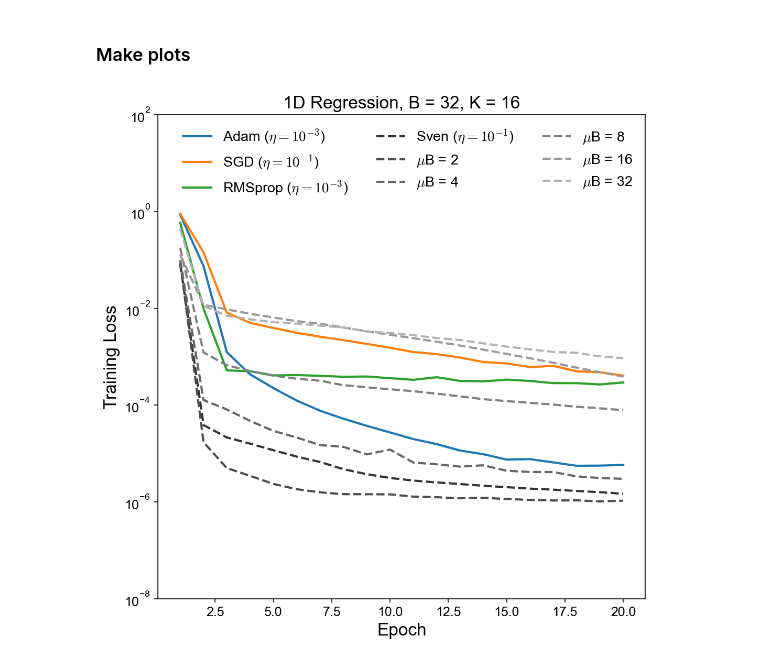
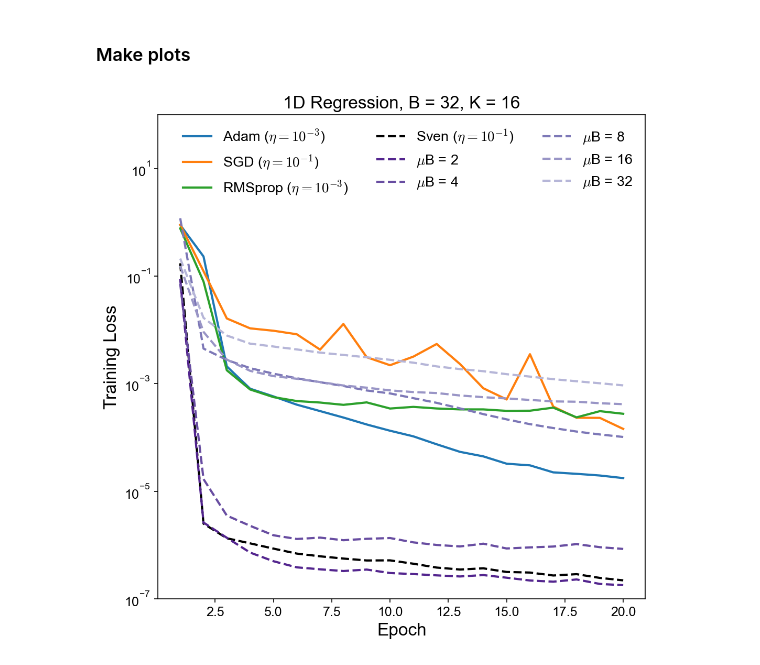
Before and after one commit to sambt/sven-experiments, a Jupyter notebook: claude_experiments/microbatch_experiments/toy_1d_microbatch.ipynb, the cells around one changed output. Cells and saved outputs as stored; diff of their text form; code cells hidden in the pictures.

```diff
--- a/claude_experiments/microbatch_experiments/toy_1d_microbatch.ipynb
+++ b/claude_experiments/microbatch_experiments/toy_1d_microbatch.ipynb
@@ -121,8 +122,8 @@ device = 'cpu'
 new_rows = []
 for opt_name in standard_optimizers:
     for lr_standard in [0.1,0.01,0.001]:
-        if lr_standard in df_baseline[df_baseline['optimizer'] == opt_name].lr.values:
-            continue
+        #if lr_standard in df_baseline[df_baseline['optimizer'] == opt_name].lr.values:
+        #    continue
         print(f"Running standard training with optimizer: {opt_name}, lr: {lr_standard}")
         model_standard = MLP(**mlp_kwargs)
         model_standard.load_state_dict(init_state)
@@ -132,11 +133,10 @@ for opt_name in standard_optimizers:
         optimizer = opt(model_standard.parameters(), lr=lr_standard if opt_name != 'SGD' else lr_svd)
         loss_fn = nn.MSELoss()
 
-        train_loader = DataLoader(toy_1d.train_dataset, batch_size=batch_size, shuffle=True, generator=torch.Generator().manual_seed(LOADER_SEED),drop_last=drop_last)
+        train_loader = DataLoader(toy_1d.train_dataset, batch_size=batch_size, shuffle=True, generator=torch.Generator().manual_seed(LOADER_SEED),drop_last=True)
         test_loader = DataLoader(toy_1d.val_dataset, batch_size=256, shuffle=False)
 
         model_standard, losses = train_loop_standard(model_standard, optimizer, loss_fn, train_loader, test_loader, n_epoch, device, track_acc=True)
-        losses_standard[opt_name] = losses
 
         new_row = {
             'optimizer': opt_name,
@@ -144,7 +144,8 @@ for opt_name in standard_optimizers:
             'batch_size': batch_size,
             'losses': losses}
         new_rows.append(new_row)
-df_baseline = pd.concat([df_baseline, pd.DataFrame(new_rows)], ignore_index=True)
+#df_baseline = pd.concat([df_baseline, pd.DataFrame(new_rows)], ignore_index=True)
+df_baseline = pd.DataFrame(new_rows)
 # %% [output]
 Running standard training with optimizer: Adam, lr: 0.1
 Using device cpu
@@ -156,7 +172,7 @@ if device == torch.device('mps'):
     device = 'cpu'  # SVD optimizer not supported on MPS
 svd_info = {}
 losses_svd = {}
-for microbatch_size in [1]:
+for microbatch_size in microbatch_sizes:
     print("Running for microbatch size:", microbatch_size)
     model_svd = MLP(**mlp_kwargs)
     model_svd.load_state_dict(init_state)
@@ -167,11 +183,11 @@ for microbatch_size in [1]:
         loss = loss.sum(dim=-1)
         return loss
 
-    model_svd = FunctionalModelJac(model_svd, loss_fn, microbatch_size=None, device=device)
-    optimizer = SVDOptimizer(model_svd,lr=lr_svd,k=K,rtol=rtol,track_svd_info=True)
+    model_svd = FunctionalModelJac(model_svd, loss_fn, microbatch_size=microbatch_size, device=device)
+    optimizer = SVDOptimizer(model_svd,lr=lr_svd,k=K,rtol=rtol,track_svd_info=True,svd_mode='randomized')
 
 
-    train_loader = DataLoader(toy_1d.train_dataset, batch_size=batch_size, shuffle=True, generator=torch.Generator().manual_seed(LOADER_SEED),drop_last=False)
+    train_loader = DataLoader(toy_1d.train_dataset, batch_size=batch_size, shuffle=True, generator=torch.Generator().manual_seed(LOADER_SEED),drop_last=True)
     test_loader = DataLoader(toy_1d.val_dataset, batch_size=256, shuffle=False)
 
     model_svd, losses_run, optimizer = train_loop_svd(model_svd,optimizer,loss_fn,train_loader,test_loader,n_epoch,device,track_acc=True)
@@ -221,23 +206,35 @@ plt.plot(l_ref['num_nonzero_svs'][:100])
 ### Make plots
 # %%
 fig, ax = plt.subplots(figsize=(8,8))
+
+LR_BASELINE = 1e-3
 for i,opt in enumerate(standard_optimizers):
-    ax.plot(np.arange(1,len(losses_standard[opt]['train'])+1), losses_standard[opt]['train'], f'C{i}-', label=f'{opt} ($\\eta=10^{{{int(np.log10(lr_standard)) if opt != "SGD" else int(np.log10(lr_svd))}}}$)')
+    df_sel = df_baseline[df_baseline['lr'] == LR_BASELINE] if opt != "SGD" else df_baseline[df_baseline['lr'] == lr_svd]
+    x = np.arange(1,21)
+    y = df_sel[df_sel['optimizer'] == opt]['losses'].iloc[0]['train']
+    ax.plot(x,y,f'C{i}-', label=f'{opt} ($\\eta=10^{{{int(np.log10(LR_BASELINE)) if opt != "SGD" else int(np.log10(lr_svd))}}}$)')
+
+cmap = plt.get_cmap('Purples')
 for i, mb in enumerate(microbatch_sizes):
-    gray_intensity = 0.2 + (i / (len(microbatch_sizes) - 1)) * 0.5
+    col_frac = 0.4 + 0.6*((len(microbatch_sizes)-1-i)/ (len(microbatch_sizes)-1))
+    col = cmap(col_frac)
+    #col = cmap(0.3 + 0.7 * (i / (len(microbatch_sizes) - 1)))
+    if mb == 1:
+        col = 'k'
     label = rf'$\mu$B = {mb}' if mb > 1 else f'Sven ($\\eta=10^{{{int(np.log10(lr_svd))}}}$)'
-    ax.plot(np.arange(1,len(losses_svd[mb]['train'])+1), losses_svd[mb]['train'],
-            color=str(gray_intensity), label=label, linestyle='--')
+    x = np.arange(1,21)
+    ax.plot(x, losses_svd[mb]['train'],
+            color=col, label=label, linestyle='--')
 
 ax.set_title(f"1D Regression, B = {batch_size}, K = {K}")
 ax.set_ylabel("Training Loss")
 ax.set_xlabel("Epoch")
-ax.set_ylim(1e-8, 1e2)
+ax.set_ylim(1e-7, 1e2)
 plt.yscale('log')
 plt.legend(loc='upper right',ncol=3,fontsize=13)
 plt.savefig(PLOT_DIR / f"train_loss_1d_regression_microbatch_comparison_bs{batch_size}_K{K}_lr{lr_svd}_rtol{rtol}.png")
 # %% [output]
-[figure, old version]
+[figure, new version]
 # %%
 fig, ax = plt.subplots(figsize=(8,8))
 for i,opt in enumerate(standard_optimizers):
```
Also changed, not shown: parts of 10 cells of this notebook, 5 other files.
